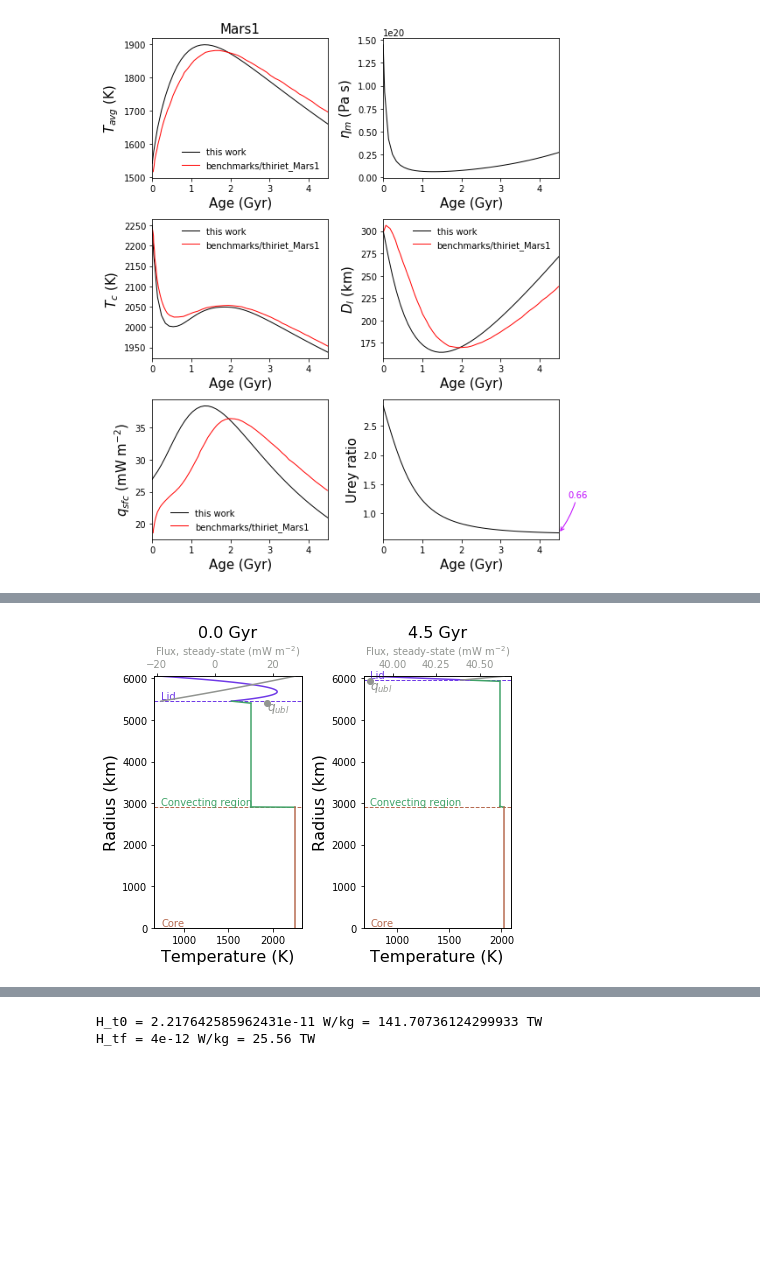
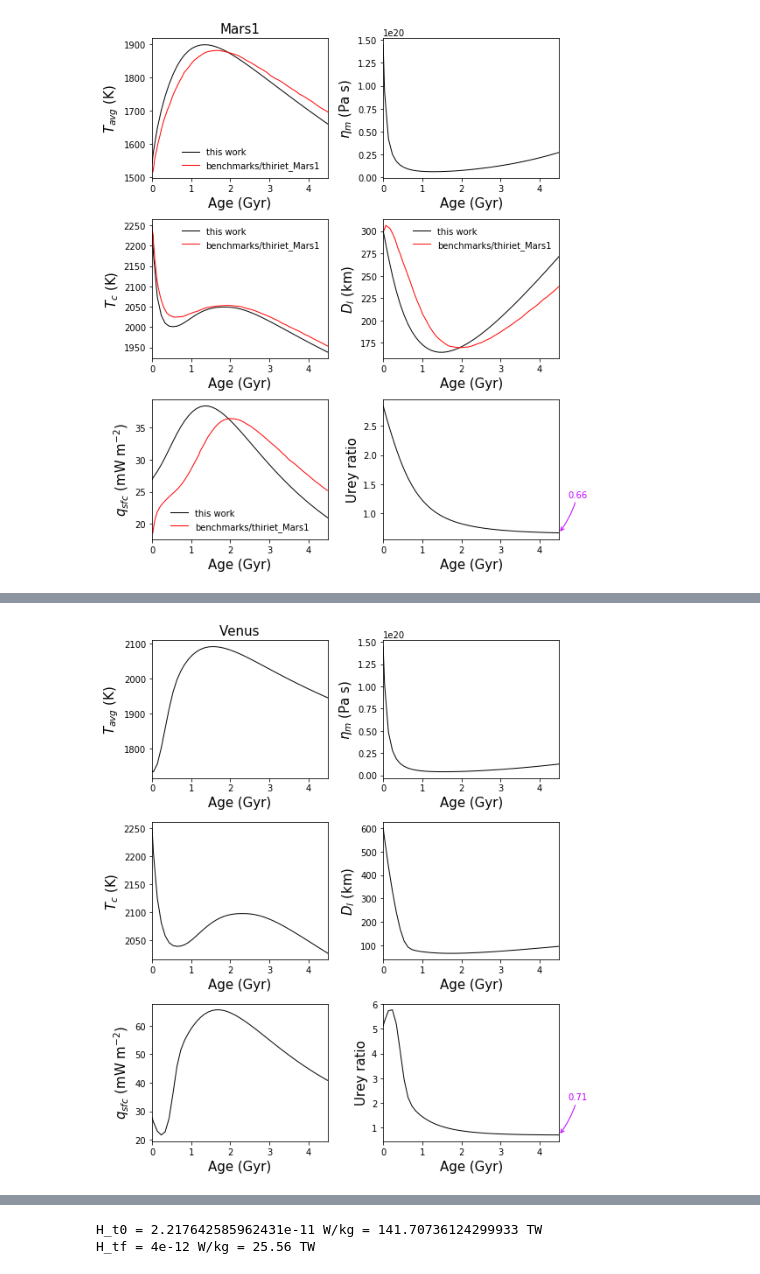
Before and after one commit to clairesworld/exo-top, a Jupyter notebook: top_model.ipynb, the cells around one changed output, grey strips where cells are left out. Cells and saved outputs as stored; diff of their text form; code cells hidden in the pictures; blank space fills up the shorter version.

```diff
--- a/top_model.ipynb
+++ b/top_model.ipynb
@@ -497,58 +463,47 @@ q_sfc(t=0) 29.54 mW m^-3
 # %%
 ######  extrapolate Thiriet+ 2019 to Venus
 fig_path = '/space/cmg76/figs/' # office
-M_p = 4.867e24/M_E
-R_p0 = 6051.8e3
-R_c0 = 2900e3
-Ra_crit = 450
-T_m0 = 1750
-T_c0 = 2250
-D_l0 = 600e3 # initial lid thickness in m
-rho_m = 3500
-rho_c = 7200
-c_m = 1142
-c_c = 840
-beta_u = 0.335 # defaults to 1/3
-beta_c = None # defaults to 1/3
-a_rh = 2.54
-k_m = 4
-k_lm = 4
-alpha_m = 2.5e-5
-T_s = 467+273
-t_f = 4.5
-# viscosity
-Ea = 300e3
-eta_0 = 1e21
-T_ref = 1600
-c_n = [0.9927, 0.0072, 4.0, 1.6256] # present element abundance rel. to U (Korenaga 2006 for Earth)
-p_n = [9.37e-5, 5.69e-4, 2.69e-5, 2.79e-5] # heating per kg of isotope
-lambda_n = np.array([0.155, 0.985, 0.0495, 0.555])*1e-9/years2sec # half life in sec
-H_0 = 4.6e-12 # radiogenic heating in W/kg at 4.5 Gyr from Javoy (1999) BSE estimate from CI chondrites
+fig_path = 'figs/' # laptop
+Venus = tp.TerrestrialPlanet(M_p = 4.867e24,
+                                R_p0 = 6051.8e3,
+                                R_c0 = 2900e3,
+                                Ra_crit_u = 450,
+                                rho_m = 3500,
+                                rho_c = 7200,
+                                c_m = 1142,
+                                c_c = 840,
+                                beta_u = 0.335, # defaults to 1/3
+                                beta_c = None, # defaults to 1/3
+                                a_rh = 2.54 ,
+                                k_m = 4,
+                                k_lm = 4,
+                                alpha_m = 2.5e-5,
+                                T_s = 467+273,
+                                # viscosity
+                                Ea = 300e3,
+                                eta_0 = 1e21,
+                                T_ref = 1600,
+                                H_0 = 4.6e-12, # radiogenic heating in W/kg at 4.5 Gyr from Javoy (1999) BSE estimate from CI chondrites
+                                ident = 'Venus',
+                            )
 
 # what to plot
-names = {'T_l':'$T_{l}$ (K)', 'T_avg':'$T_{avg}$ (K)', 'T_c':'$T_c$ (K)', 'D_l':'$D_l$ (km)',
-         'q_sfc':'$q_{sfc}$ (mW m$^{-2}$)',
-         #'q_core':'$q_{core}$ (mW m$^{-2}$)',
-         'urey':'Urey ratio',
-         #'q_ubl':'$q_{ubl}$ (mW m$^{-2}$)'
+names = {'T_avg':('$T_{avg}$ (K)',1),
+         'eta_m':('$\eta_m$ (Pa s)', 1),#'q_core':('$q_{core}$ (mW m$^{-2}$)',1e3),
+         'T_c':('$T_c$ (K)',1),
+         'D_l':('$D_l$ (km)',1e-3),
+         'q_sfc':('$q_{sfc}$ (mW m$^{-2}$)',1e3),
+         'urey':('Urey ratio',1),
         }
-ident='Venus'
 
-kwargs = dict(Alb=Alb, rho_m=rho_m, H_0=H_0, c_n=c_n, p_n=p_n, lambda_n=lambda_n,
-                 L=L*L_sun, Ra_crit_u=Ra_crit, adiabats=0, R_p0=R_p0, R_c0=R_c0,
-                 alpha_m=alpha_m, k_m=k_m, CMF=None, rho_c=rho_c, rho_lith=rho_lith, visc_type='Thi',
-                 c_m=c_m, #<----??? TODO: check if you need constant volume c_p
-                 c_c=c_c, k_lm=k_lm, beta_u=beta_u, beta_c=beta_c, a_rh=a_rh,
-                 Ea=Ea, eta_0=eta_0, T_ref=T_ref, T_s=T_s, M_p=M_p*M_E, a=a*AU2m,
-                 T_m0=T_m0, T_c0=T_c0, D_l0 = D_l0, t0=0, tf=t_f*1e9*years2sec)
+kwargs = dict(T_m0 = 1750,T_c0 = 2250,D_l0 = 600e3,t0=0, tf=4.5, visc_type='Thi', complexity=3)
 
-f_Venus = therm.solve(**kwargs)
+Venus = therm.solve(Venus, **kwargs)
 
 save=False
-snaps(f_Venus, plot_snapshots=[0, 4.5], fig_path=fig_path, plots_save=save, ident=ident, **kwargs)
-plot_output(f_Venus, names, ncols=2, plots_save=save, fig_path=fig_path,
-            ident=ident, **kwargs)
-# plot_qsfc_error(f_Venus, fig_path=fig_path, plots_save=save,
+# snaps(Venus, plot_snapshots=[0, 4.5], fig_path=fig_path, plots_save=save, ident=ident, **kwargs)
+plot_output(Venus, names, ncols=2, plots_save=save, fig_path=fig_path, **kwargs)
+# plot_qsfc_error(Venus, fig_path=fig_path, plots_save=save,
 #                 ident=ident, **kwargs)
 # %% [output]
         n timesteps = 66
@@ -567 +522 @@ q_sfc(t=0) 27.50 mW m^-3
-[figure, old version]
+[figure, new version]
```
Also changed, not shown: parts of 5 cells of this notebook, 10 other files.
